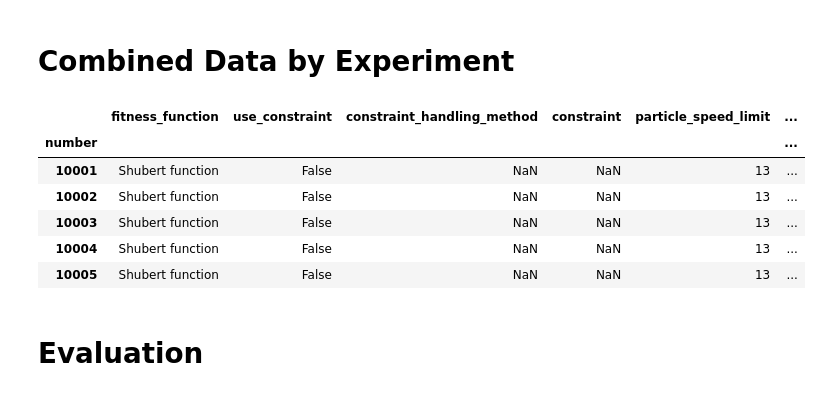
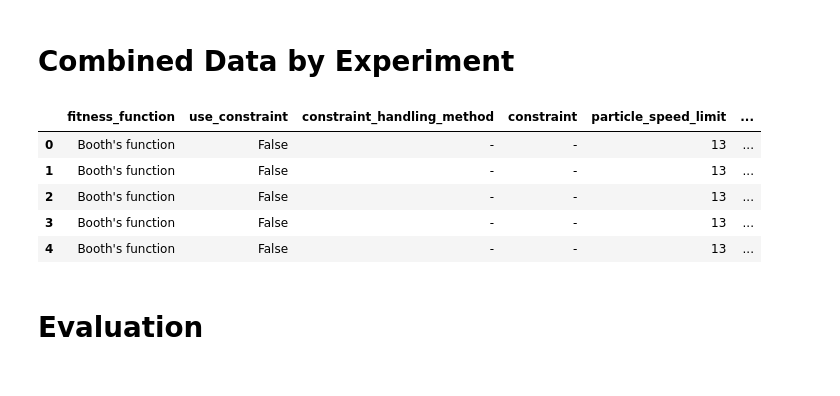
Before and after one commit to MarkusKiesel93/Self-Organizing_Systems, a Jupyter notebook: exercise_2/data_preperation.ipynb, the cells around one changed output. Drawn from its saved outputs; the diff is of its cells as text; code cells hidden in the pictures.

Commit message:
read all files from result folder and do not aggregate on number but params

```diff
--- a/data_preperation.ipynb
+++ b/exercise_2/data_preperation.ipynb
@@ -4,8 +5,7 @@ import numpy as np
 # %% [markdown]
 # Load Results
 # %%
-RESULTS_FILE = './results.csv'
-NUMBER_OF_EXPERIMENTS = 27 * 228
+NUMBER_OF_EXPERIMENTS = 27 * 228 / 3
 PARAM_COLUMNS = ['fitness_function', 'use_constraint', 'constraint_handling_method', 'constraint',
                  'particle_speed_limit', 'population_size', 'personal_confidence', 'swarm_confidence',
                  'particle_inertia', 'constraint_r']
@@ -23,0 +14,6 @@ df_all_iterations.head()
+# %%
+df_all_iterations = pd.concat([pd.read_csv(file_path) for file_path in Path('./results/setup_1/').glob('*.csv')])
+df_all_iterations.constraint_r.replace(-0.15, '-', inplace=True)  # default was used when no constraint used -> change to NAN
+assert df_all_iterations[RESULT_COLUMNS_ALL].notna().all(axis=None)
+df_all_iterations = df_all_iterations.fillna('-') # pevents nan values in params from being ignored by groupby
+df_all_iterations.head()
@@ -107,17 +97,16 @@ df_results[RESULT_COLUMNS].describe()
 # %% [markdown]
 # Combined Data by Experiment
 # %%
-df = df_params.join(df_results)
+df = df_all_iterations.groupby(PARAM_COLUMNS)[RESULT_COLUMNS_ALL].mean().reset_index()
 assert df.shape == (NUMBER_OF_EXPERIMENTS, len(PARAM_COLUMNS) + len(RESULT_COLUMNS_ALL))
 df.head()
 # %% [output]
 |  | fitness_function | use_constraint | constraint_handling_method | constraint | particle_speed_limit | ... |
-| number |  |  |  |  |  | ... |
-| 10001 | Shubert function | False | NaN | NaN | 13 | ... |
-| 10002 | Shubert function | False | NaN | NaN | 13 | ... |
-| 10003 | Shubert function | False | NaN | NaN | 13 | ... |
-| 10004 | Shubert function | False | NaN | NaN | 13 | ... |
-| 10005 | Shubert function | False | NaN | NaN | 13 | ... |
+| 0 | Booth's function | False | - | - | 13 | ... |
+| 1 | Booth's function | False | - | - | 13 | ... |
+| 2 | Booth's function | False | - | - | 13 | ... |
+| 3 | Booth's function | False | - | - | 13 | ... |
+| 4 | Booth's function | False | - | - | 13 | ... |
 # %% [markdown]
 # Evaluation
 # %% [markdown]
```
Also changed, not shown: parts of 11 cells of this notebook.
